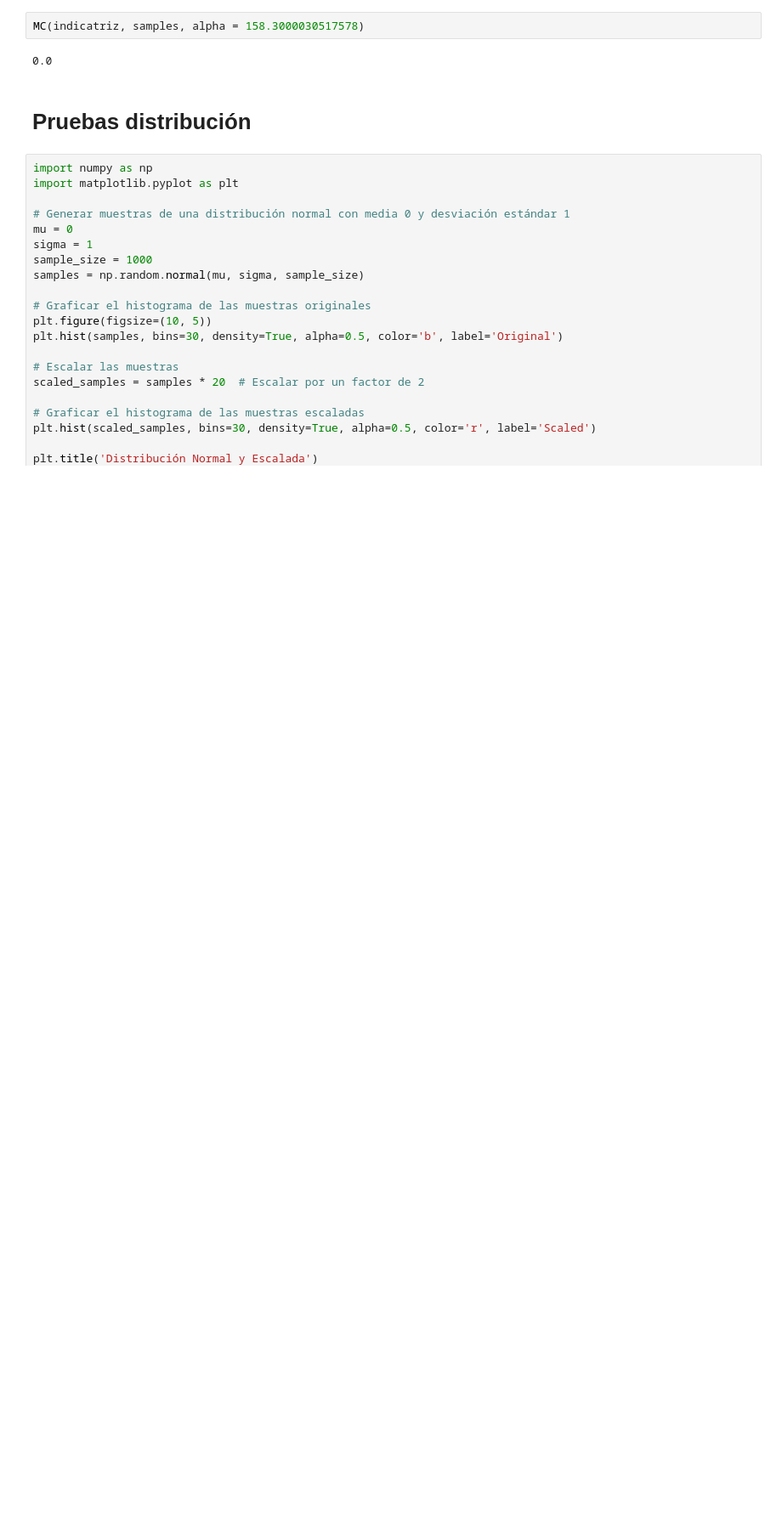
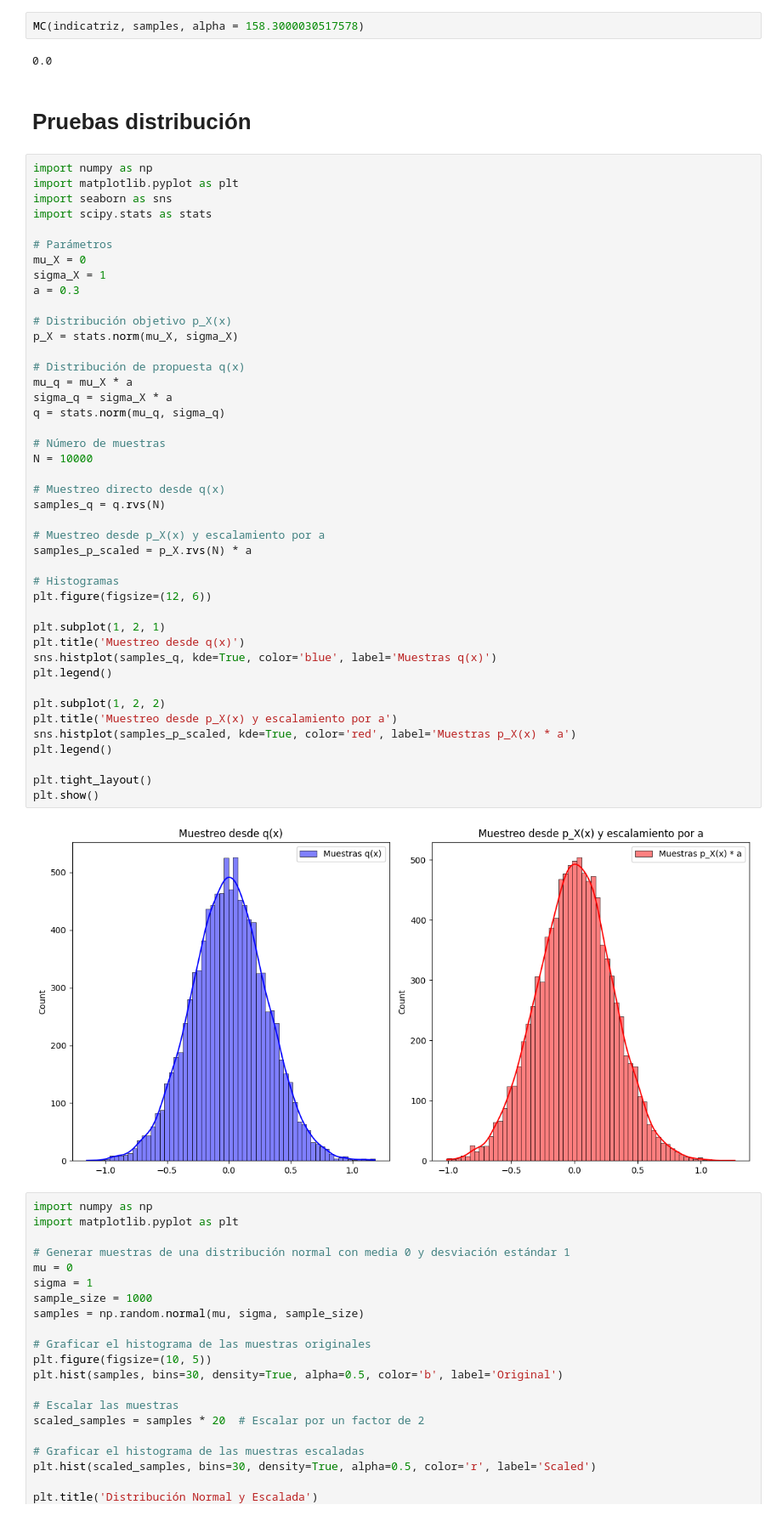
Before and after one commit to sergio825/pytorch-ts, a Jupyter notebook: Multivariate_TempFlow.ipynb, the cells around one changed output. Shown at 85% size. Drawn from its saved outputs; the diff is of its cells as text; blank space fills up the shorter version.

```diff
--- a/Multivariate_TempFlow.ipynb
+++ b/Multivariate_TempFlow.ipynb
@@ -401,6 +556,51 @@ MC(indicatriz, samples, alpha = 158.3000030517578)
 0.0
 # %% [markdown]
 # Pruebas distribución
+# %%
+import numpy as np
+import matplotlib.pyplot as plt
+import seaborn as sns
+import scipy.stats as stats
+
+# Parámetros
+mu_X = 0
+sigma_X = 1
+a = 0.3
+
+# Distribución objetivo p_X(x)
+p_X = stats.norm(mu_X, sigma_X)
+
+# Distribución de propuesta q(x)
+mu_q = mu_X * a
+sigma_q = sigma_X * a
+q = stats.norm(mu_q, sigma_q)
+
+# Número de muestras
+N = 10000
+
+# Muestreo directo desde q(x)
+samples_q = q.rvs(N)
+
+# Muestreo desde p_X(x) y escalamiento por a
+samples_p_scaled = p_X.rvs(N) * a
+
+# Histogramas
+plt.figure(figsize=(12, 6))
+
+plt.subplot(1, 2, 1)
+plt.title('Muestreo desde q(x)')
+sns.histplot(samples_q, kde=True, color='blue', label='Muestras q(x)')
+plt.legend()
+
+plt.subplot(1, 2, 2)
+plt.title('Muestreo desde p_X(x) y escalamiento por a')
+sns.histplot(samples_p_scaled, kde=True, color='red', label='Muestras p_X(x) * a')
+plt.legend()
+
+plt.tight_layout()
+plt.show()
+# %% [output]
+[figure, added]
 # %%
 import numpy as np
 import matplotlib.pyplot as plt
```
Also changed, not shown: parts of 78 cells of this notebook, 8 other files.
